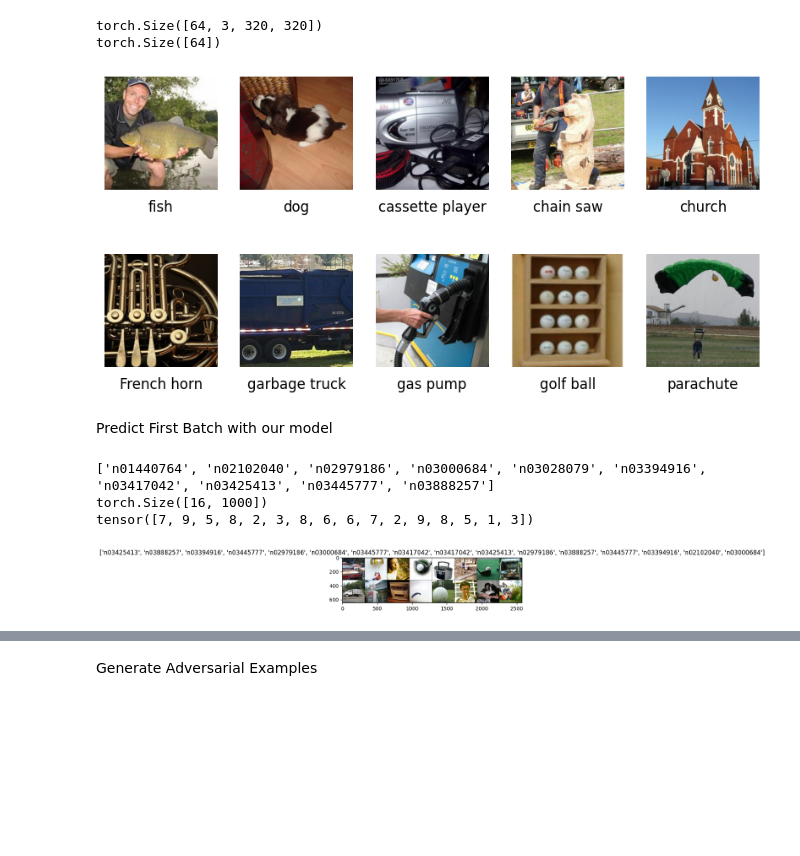
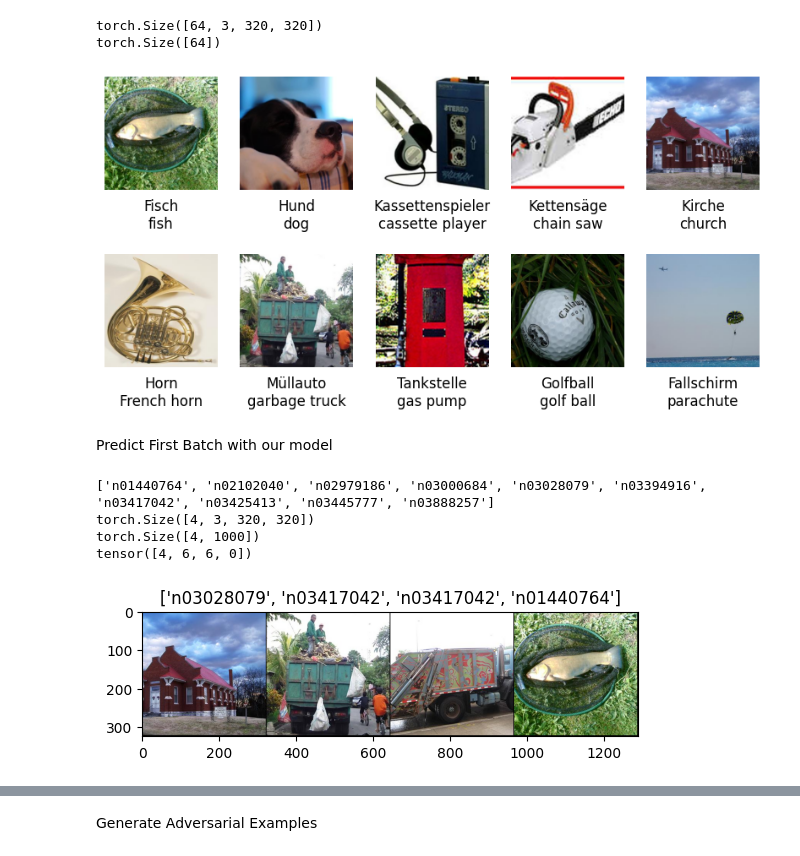
Before and after one commit to soberhofer/Invariance_based_Adversarial_Examples, a Jupyter notebook: main.ipynb, the cells around one changed output, grey strips where cells are left out. Drawn from its saved outputs; the diff is of its cells as text; code cells hidden in the pictures; blank space fills up the shorter version.

```diff
--- a/main.ipynb
+++ b/main.ipynb
@@ -55,12 +56,25 @@ imagenette_labels= {
   9: "parachute"
 }
 
+imagenette_labels_ger = {
+    0: "Fisch",
+    1: "Hund",
+    2: "Kassettenspieler",
+    3: "Kettensäge",
+    4: "Kirche",
+    5: "Horn",
+    6: "Müllauto",
+    7: "Tankstelle",
+    8: "Golfball",
+    9: "Fallschirm",
+}
+
 # Set seeds for reproducibility
 set_seeds(42)
 
 #160 uses ~8GB RAM, 320 uses ~24GB RAM, Fullsize not tested
 size = 320
-bs = 4
+bs = 128
 # ScoreCAM seems not to work with mps
 # AblationCAM is funky
 #cams = [AblationCAM]
@@ -139,29 +158,32 @@ torch.Size([64])
 # %%
 imgs = []
 labels=[]
 for i in range(10):
   for img, label in zip(data_batch, labels_batch):
     if label.item() == i:
-      labels.append(imagenette_labels[label.item()])
+      labels.append(imagenette_labels_ger[label.item()] + "\n" + imagenette_labels[label.item()])
       imgs.append(img.permute(1,2,0).numpy())
       #imshow(img, denorm=False)
       break
 
 # Plot images in a 2x5 grid with labels without axis
 fig, axs = plt.subplots(2, 5, figsize=(10, 5))
 axs = axs.flatten()
 for img, lbl, ax in zip(imgs, labels, axs):
     ax.imshow(img)
     ax.axis('off')
-    ax.set_title(lbl,y=-0.25)
+    ax.set_title(lbl,y=-0.4)
+
+fig.savefig("plots/original_images.png", bbox_inches='tight', dpi=150)
 # %% [output]
-[figure, old version]
+[figure, new version]
 # %% [markdown]
 Predict First Batch with our model
 # %%
 model.to(device)
 class_names = trainset.classes
 print(class_names)
+print(data_batch.shape)
 outputs = model(data_batch.to(device))
 print(outputs.shape)
 preds = imagenette_outputs(outputs)
@@ -169,10 +191,11 @@ print(labels_batch)
 #print(preds)
 # %% [output]
 ['n01440764', 'n02102040', 'n02979186', 'n03000684', 'n03028079', 'n03394916', 'n03417042', 'n03425413', 'n03445777', 'n03888257']
-torch.Size([16, 1000])
-tensor([7, 9, 5, 8, 2, 3, 8, 6, 6, 7, 2, 9, 8, 5, 1, 3])
+torch.Size([4, 3, 320, 320])
+torch.Size([4, 1000])
+tensor([4, 6, 6, 0])
 # %%
 
 imshow(out, denorm=False, title=[class_names[x] for x in preds])
 # %% [output]
-[figure, old version]
+[figure, new version]
```
Also changed, not shown: parts of 31 cells of this notebook.
